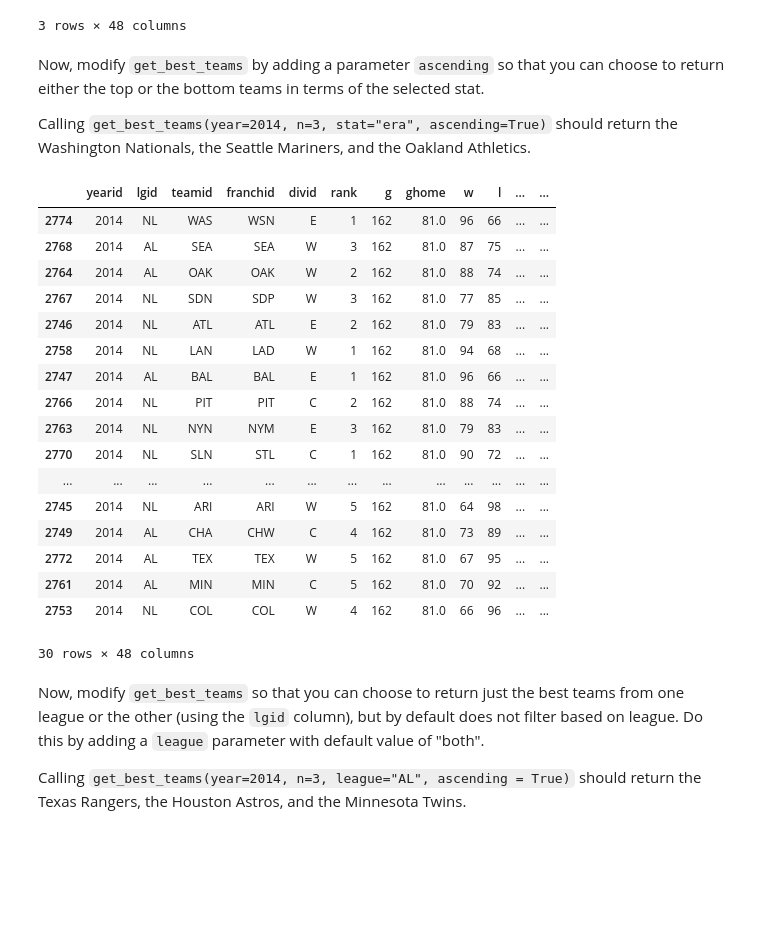
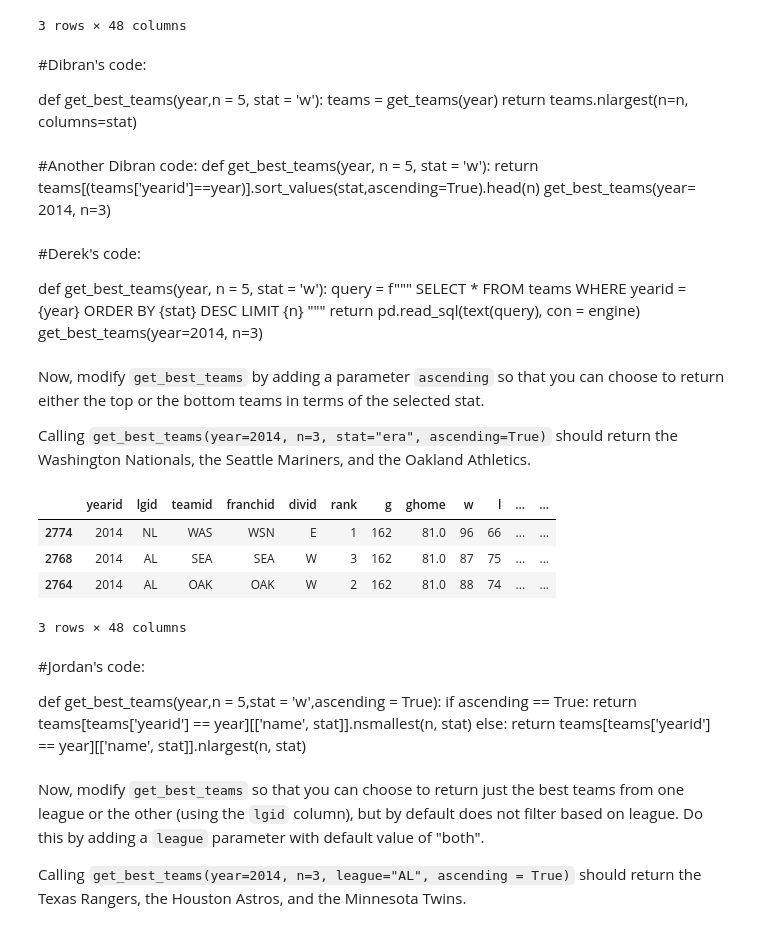
Before and after one commit to NSS-Data-Analytics-Cohort-11/loops-functions-practice-AdellAD4, a Jupyter notebook: notebooks/Loops_and_Functions_Practice.ipynb, the cells around one changed output. Cells and saved outputs as stored; diff of their text form; code cells hidden in the pictures; blank space fills up the shorter version.

```diff
--- a/notebooks/Loops_and_Functions_Practice.ipynb
+++ b/notebooks/Loops_and_Functions_Practice.ipynb
@@ -227,36 +241,54 @@ get_best_teams(year=2014,n=3,stat='w')
 | 2747 | 2014 | AL | BAL | BAL | E | 1 | 162 | 81.0 | 96 | 66 | ... | ... |
 | 2774 | 2014 | NL | WAS | WSN | E | 1 | 162 | 81.0 | 96 | 66 | ... | ... |
 3 rows × 48 columns
+# %% [markdown]
+#Dibran's code:
+
+def get_best_teams(year,n = 5, stat = 'w'):
+    teams = get_teams(year)
+    return teams.nlargest(n=n, columns=stat)
+# %% [markdown]
+#Another Dibran code:
+def get_best_teams(year, n = 5, stat = 'w'):
+    return teams[(teams['yearid']==year)].sort_values(stat,ascending=True).head(n)
+get_best_teams(year= 2014, n=3)
+# %% [markdown]
+#Derek's code:
+
+def get_best_teams(year, n = 5, stat = 'w'):
+    query = f"""
+            SELECT *
+            FROM teams
+            WHERE yearid = {year}
+            ORDER BY {stat} DESC
+            LIMIT {n}
+            """
+    return pd.read_sql(text(query), con = engine)
+get_best_teams(year=2014, n=3)
 # %% [markdown]
 Now, modify `get_best_teams` by adding a parameter `ascending` so that you can choose to return either the top or the bottom teams in terms of the selected stat.
 
 Calling `get_best_teams(year=2014, n=3, stat="era", ascending=True)` should return the Washington Nationals, the Seattle Mariners, and the Oakland Athletics.
 # %%
-#Needs tweaking, not getting just the top 3
 n=5
 stat='w'
 def get_best_teams(year, n, stat, ascending):
-    return teams[teams['yearid']==year].sort_values(stat)
+    return teams[teams['yearid']==year].sort_values(stat).head(n)
 get_best_teams(year=2014, n=3, stat='era', ascending=True)
 # %% [output]
 |  | yearid | lgid | teamid | franchid | divid | rank | g | ghome | w | l | ... | ... |
 | 2774 | 2014 | NL | WAS | WSN | E | 1 | 162 | 81.0 | 96 | 66 | ... | ... |
 | 2768 | 2014 | AL | SEA | SEA | W | 3 | 162 | 81.0 | 87 | 75 | ... | ... |
 | 2764 | 2014 | AL | OAK | OAK | W | 2 | 162 | 81.0 | 88 | 74 | ... | ... |
-| 2767 | 2014 | NL | SDN | SDP | W | 3 | 162 | 81.0 | 77 | 85 | ... | ... |
-| 2746 | 2014 | NL | ATL | ATL | E | 2 | 162 | 81.0 | 79 | 83 | ... | ... |
-| 2758 | 2014 | NL | LAN | LAD | W | 1 | 162 | 81.0 | 94 | 68 | ... | ... |
-| 2747 | 2014 | AL | BAL | BAL | E | 1 | 162 | 81.0 | 96 | 66 | ... | ... |
-| 2766 | 2014 | NL | PIT | PIT | C | 2 | 162 | 81.0 | 88 | 74 | ... | ... |
-| 2763 | 2014 | NL | NYN | NYM | E | 3 | 162 | 81.0 | 79 | 83 | ... | ... |
-| 2770 | 2014 | NL | SLN | STL | C | 1 | 162 | 81.0 | 90 | 72 | ... | ... |
-| ... | ... | ... | ... | ... | ... | ... | ... | ... | ... | ... | ... | ... |
-| 2745 | 2014 | NL | ARI | ARI | W | 5 | 162 | 81.0 | 64 | 98 | ... | ... |
-| 2749 | 2014 | AL | CHA | CHW | C | 4 | 162 | 81.0 | 73 | 89 | ... | ... |
-| 2772 | 2014 | AL | TEX | TEX | W | 5 | 162 | 81.0 | 67 | 95 | ... | ... |
-| 2761 | 2014 | AL | MIN | MIN | C | 5 | 162 | 81.0 | 70 | 92 | ... | ... |
-| 2753 | 2014 | NL | COL | COL | W | 4 | 162 | 81.0 | 66 | 96 | ... | ... |
-30 rows × 48 columns
+3 rows × 48 columns
+# %% [markdown]
+#Jordan's code:
+
+def get_best_teams(year,n = 5,stat = 'w',ascending = True):
+    if ascending == True:
+        return teams[teams['yearid'] == year][['name', stat]].nsmallest(n, stat)
+    else:
+        return teams[teams['yearid'] == year][['name', stat]].nlargest(n, stat)
 # %% [markdown]
 Now, modify `get_best_teams` so that you can choose to return just the best teams from one league or the other (using the `lgid` column), but by default does not filter based on league. Do this by adding a `league` parameter with default value of "both".
 
```
Also changed, not shown: parts of 26 cells of this notebook, 12 other files.
